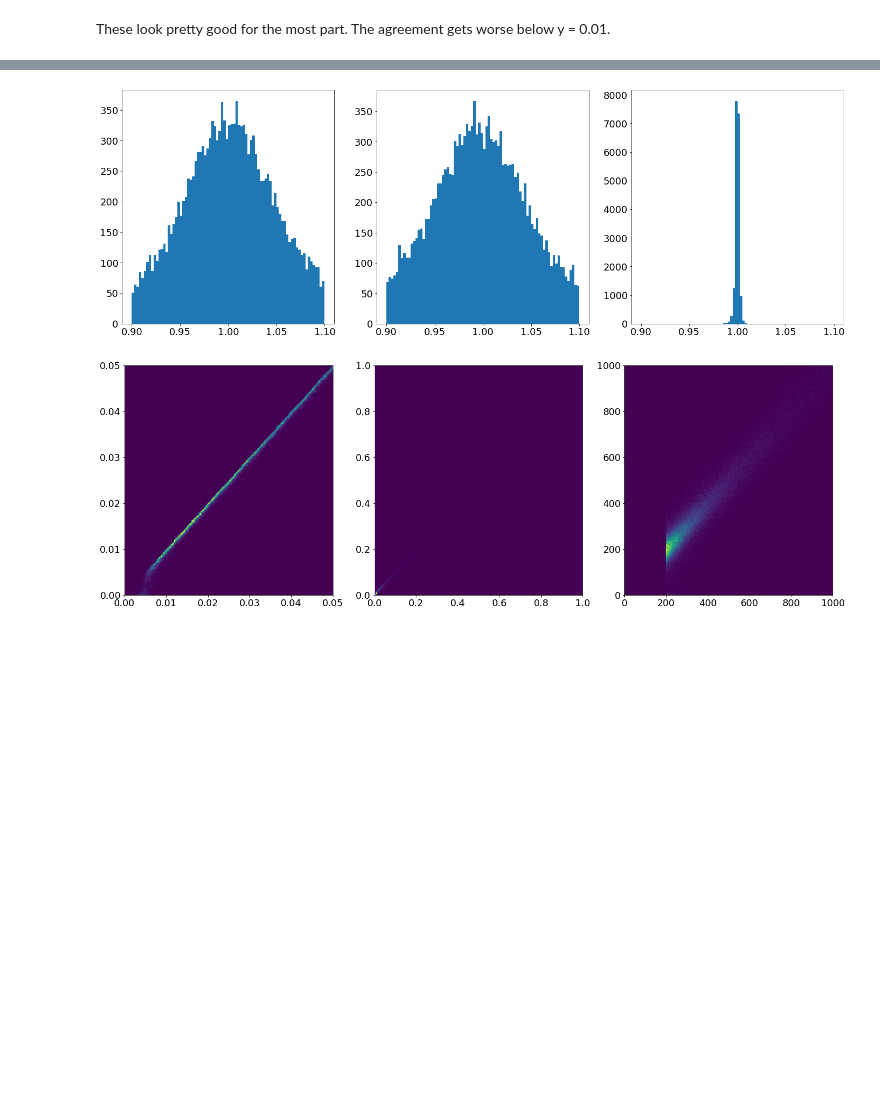
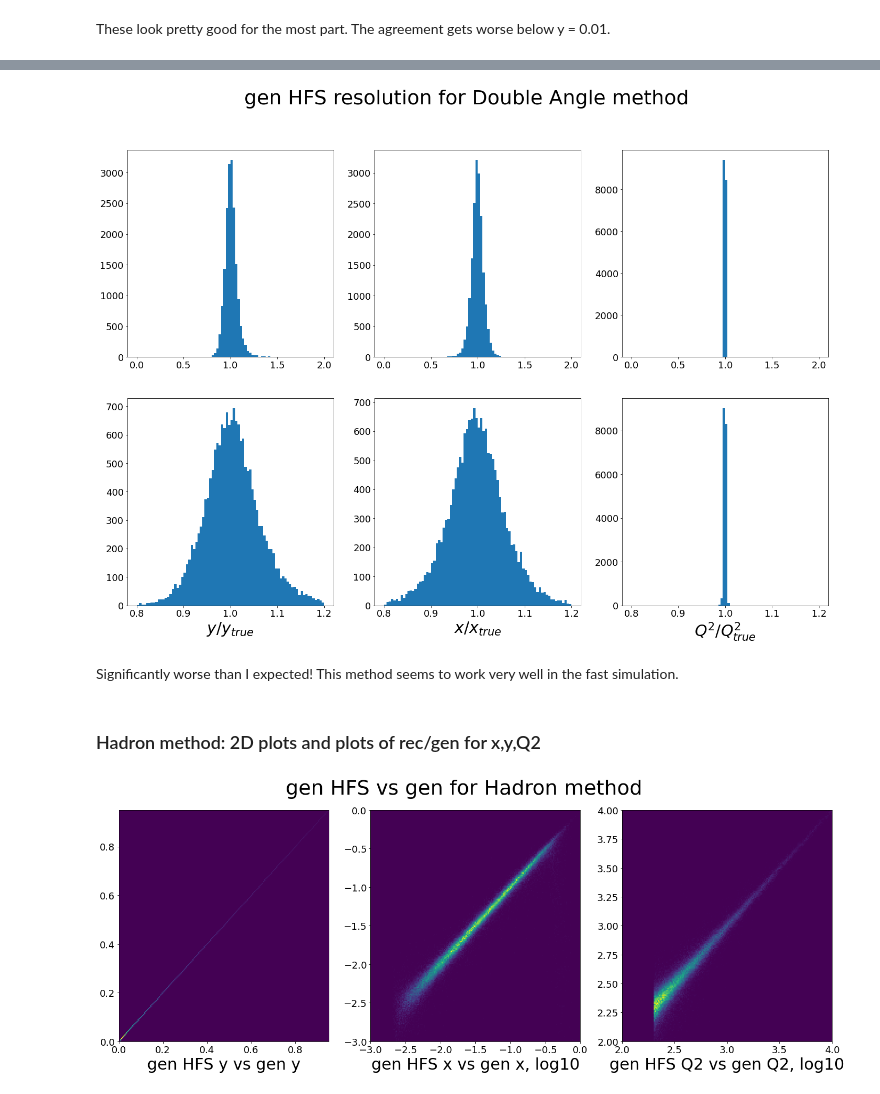
Before and after one commit to owen234/DIS-reco, a Jupyter notebook: gen-hfs-validation.ipynb, the cells around one changed output, grey strips where cells are left out. Cells and saved outputs as stored; diff of their text form; code cells hidden in the pictures; blank space fills up the shorter version.

```diff
--- a/gen-hfs-validation.ipynb
+++ b/gen-hfs-validation.ipynb
@@ -176,3 +196,9 @@ mc[['gen_y','y_h__gen_HFS',    'gen_Q2','Q2_h__gen_HFS',    'gen_x', 'x_h__gen_H
+# %%
+ratio_plot_wide_min = 0.0
+ratio_plot_wide_max = 2.0
+
+ratio_plot_zoom_min = 0.8
+ratio_plot_zoom_max = 1.2
 # %% [markdown]
 ### Sigma method: 2D plots and plots of rec/gen for x,y,Q2
 # %%
@@ -211,19 +265,50 @@ plt.show()
 # %%
-fig,ax = plt.subplots(1,3,figsize=(24,8))
+
+
+
+fig,ax = plt.subplots(2,3,figsize=(24,16))
 ax = ax.flatten()
-ax[0].hist(mc.query('gen_y>0.01 and gen_y<0.05')['yratio_da__gen_HFS'], range = (0.9,1.1), bins=80)
-ax[1].hist(mc.query('gen_y>0.01 and gen_y<0.05')['xratio_da__gen_HFS'], range = (0.9,1.1), bins=80)
-ax[2].hist(mc.query('gen_y>0.01 and gen_y<0.05')['Q2ratio_da__gen_HFS'], range = (0.9,1.1), bins=80)
+
+ax[0].hist(mc.query('gen_y>0.01 and gen_y<0.05')['yratio_da__gen_HFS'], range = (ratio_plot_wide_min, ratio_plot_wide_max), bins=80)
+ax[1].hist(mc.query('gen_y>0.01 and gen_y<0.05')['xratio_da__gen_HFS'], range = (ratio_plot_wide_min, ratio_plot_wide_max), bins=80)
+ax[2].hist(mc.query('gen_y>0.01 and gen_y<0.05')['Q2ratio_da__gen_HFS'], range = (ratio_plot_wide_min, ratio_plot_wide_max), bins=80)
+
+ax[3].hist(mc.query('gen_y>0.01 and gen_y<0.05')['yratio_da__gen_HFS'], range = (ratio_plot_zoom_min, ratio_plot_zoom_max), bins=80)
+ax[4].hist(mc.query('gen_y>0.01 and gen_y<0.05')['xratio_da__gen_HFS'], range = (ratio_plot_zoom_min, ratio_plot_zoom_max), bins=80)
+ax[5].hist(mc.query('gen_y>0.01 and gen_y<0.05')['Q2ratio_da__gen_HFS'], range = (ratio_plot_zoom_min, ratio_plot_zoom_max), bins=80)
+
+ax[3].set_xlabel('$y/y_{true}$', fontsize=30)
+ax[4].set_xlabel('$x/x_{true}$', fontsize=30)
+ax[5].set_xlabel('$Q^2/Q^2_{true}$', fontsize=30)
+
+fig.suptitle('gen HFS resolution for Double Angle method', fontsize=38)
+
+
 plt.show()
 # %% [output]
-[figure, old version]
+[figure, new version]
+# %% [markdown]
+Significantly worse than I expected!  This method seems to work very well in the fast simulation.
+# %% [markdown]
+
+
+
+### Hadron method: 2D plots and plots of rec/gen for x,y,Q2
 # %%
 fig,ax = plt.subplots(1,3,figsize=(24,8))
 ax = ax.flatten()
-ax[0].hist2d(mc['gen_y'],mc['y_h__gen_HFS'], range = ([0,0.05],[0,0.05]), bins=200)
-ax[1].hist2d(mc['gen_x'],mc['x_h__gen_HFS'], range = ([0,1],[0,1]), bins=200)
-ax[2].hist2d(mc['gen_Q2'],mc['Q2_h__gen_HFS'], range = ([0,1000],[0,1000]), bins=200)
+ax[0].hist2d(mc['gen_y'],mc['y_h__gen_HFS'], range = ([0,0.95],[0,0.95]), bins=200)
+ax[1].hist2d(mc['log10_gen_x'],mc['log10_x_h__gen_HFS'], range = ([-3,0],[-3,0]), bins=200)
+ax[2].hist2d(mc['log10_gen_Q2'],mc['log10_Q2_h__gen_HFS'], range = ([2,4],[2,4]), bins=200)
+
+ax[0].set_xlabel('gen HFS y vs gen y', fontsize=30)
+ax[1].set_xlabel('gen HFS x vs gen x, log10', fontsize=30)
+ax[2].set_xlabel('gen HFS Q2 vs gen Q2, log10', fontsize=30)
+
+fig.suptitle('gen HFS vs gen for Hadron method', fontsize=38)
+
+
 plt.show()
 # %% [output]
-[figure, old version]
+[figure, new version]
 # %%
```
Also changed, not shown: parts of 15 cells of this notebook, 1 other file.
